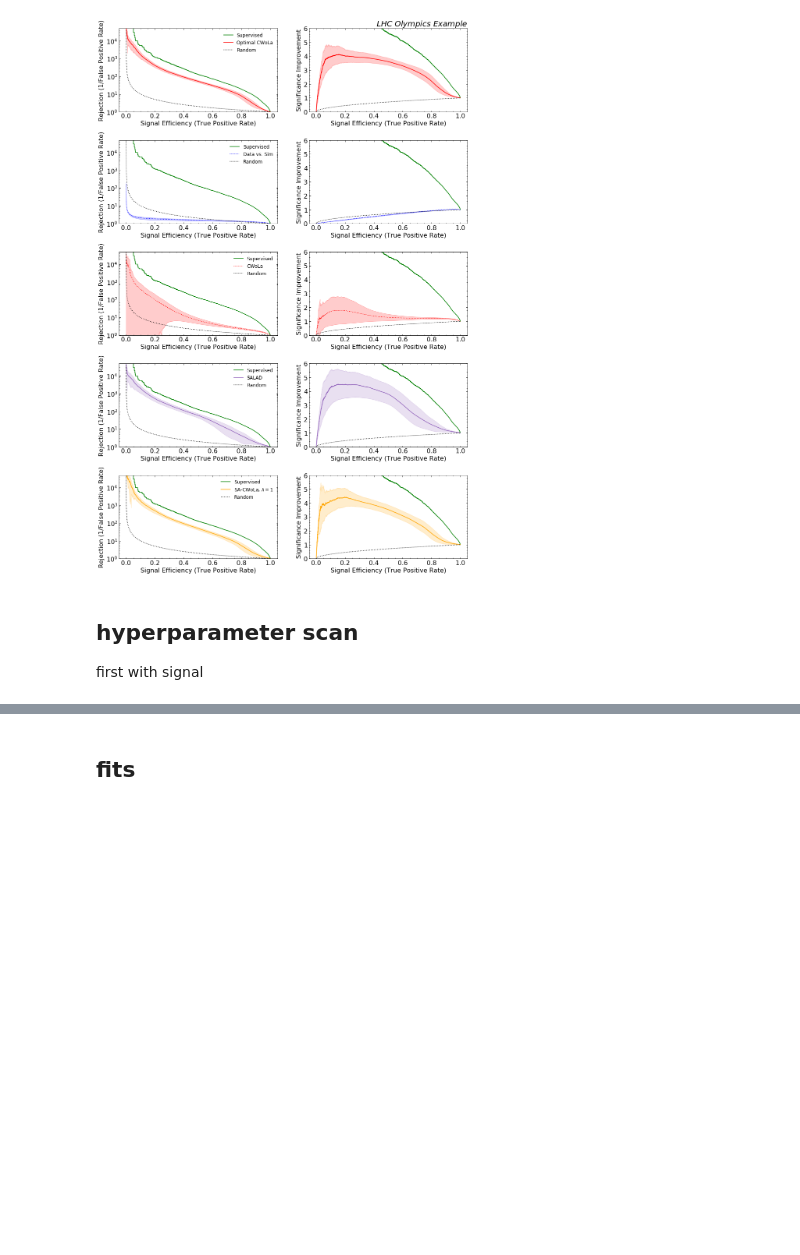
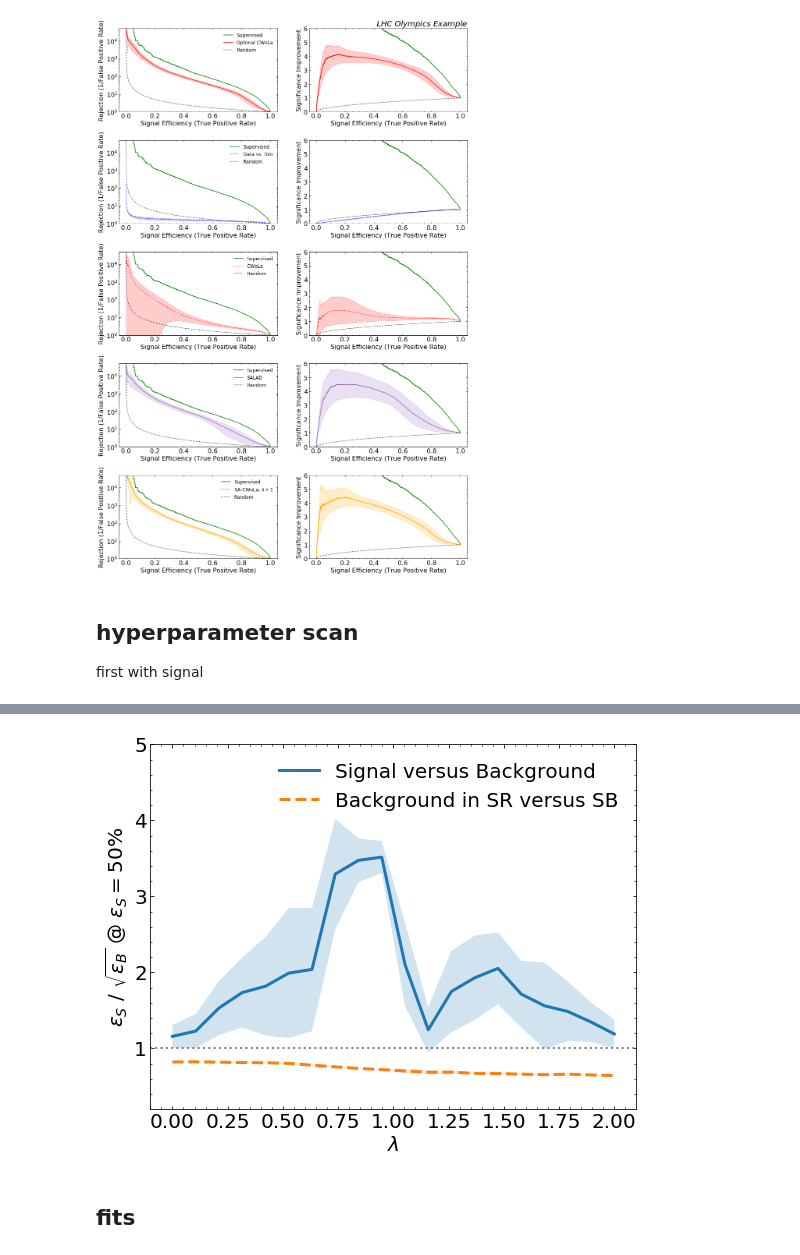
Before and after one commit to bnachman/DCTRHunting, a Jupyter notebook: CWoLaSimulationAssistedDecorrelationCorrelated_deltaMj.ipynb, the cells around one changed output, grey strips where cells are left out. Drawn from its saved outputs; the diff is of its cells as text; code cells hidden in the pictures; blank space fills up the shorter version.

Commit message:
Finizhed support plots

```diff
--- a/CWoLaSimulationAssistedDecorrelationCorrelated_deltaMj.ipynb
+++ b/CWoLaSimulationAssistedDecorrelationCorrelated_deltaMj.ipynb
@@ -1060,27 +1062,29 @@ plt.savefig('plots/lhco/lambdascan_AUC.png',bbox_inches='tight')
 # %%
 fig = plt.figure(figsize=(8, 6))
 gs = gridspec.GridSpec(1, 1, height_ratios=[1])
 ax0 = plt.subplot(gs[0])
 ax0.yaxis.set_ticks_position('both')
 ax0.xaxis.set_ticks_position('both')
 ax0.tick_params(direction="in",which="both")
 ax0.minorticks_on()
 plt.xticks(fontsize=20)
 plt.yticks(fontsize=20)
 
 plt.plot(lambdas,max_sic,label="Signal versus Background",linewidth=3)
 plt.fill_between(lambdas,max_sic+max_sic_std, max_sic-max_sic_std,alpha=0.2)
 plt.plot(lambdas,maxSB_sic,label="Background in SR versus SB",ls="--",linewidth=3)
 plt.fill_between(lambdas,maxSB_sic+maxSB_sic_std, maxSB_sic-maxSB_sic_std,alpha=0.2)
 plt.axhline(1.,linewidth=2, color='gray',ls=":")
 
 plt.xlabel(r'$\lambda$',fontsize=20)
 plt.ylabel(r"$\epsilon_S$ / $\sqrt{\epsilon_B}$ @ $\epsilon_S = 50\%$",fontsize=20)
 plt.legend(frameon=False,fontsize=20)
 plt.tight_layout()
-plt.ylim([0.2,8])
+plt.ylim([0.2,5])
 plt.savefig('plots/lhco/lambdascan_sic.pdf',bbox_inches='tight')
 plt.savefig('plots/lhco/lambdascan_sic.png',bbox_inches='tight')
+# %% [output]
+[figure, added]
 # %% [markdown]
 ## fits
 # %%
```
Also changed, not shown: parts of 6 cells of this notebook, 9 other files.
